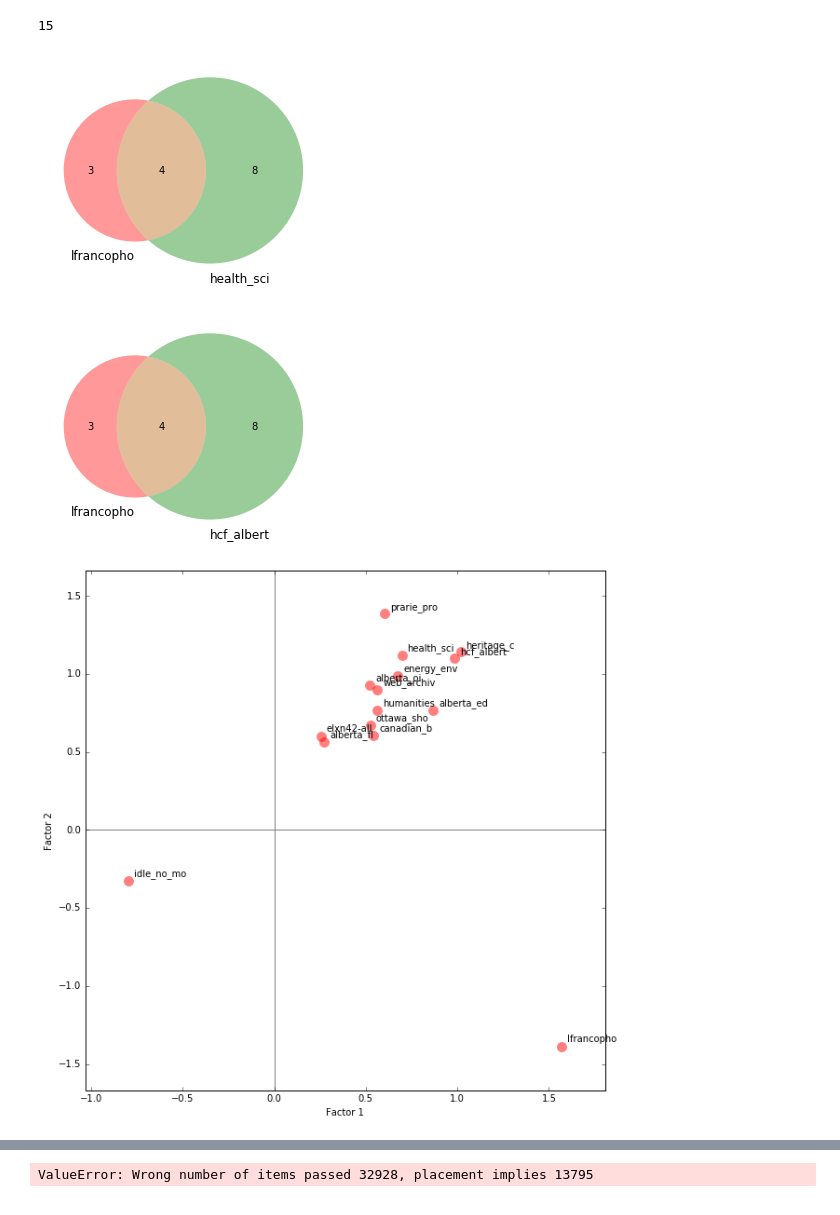
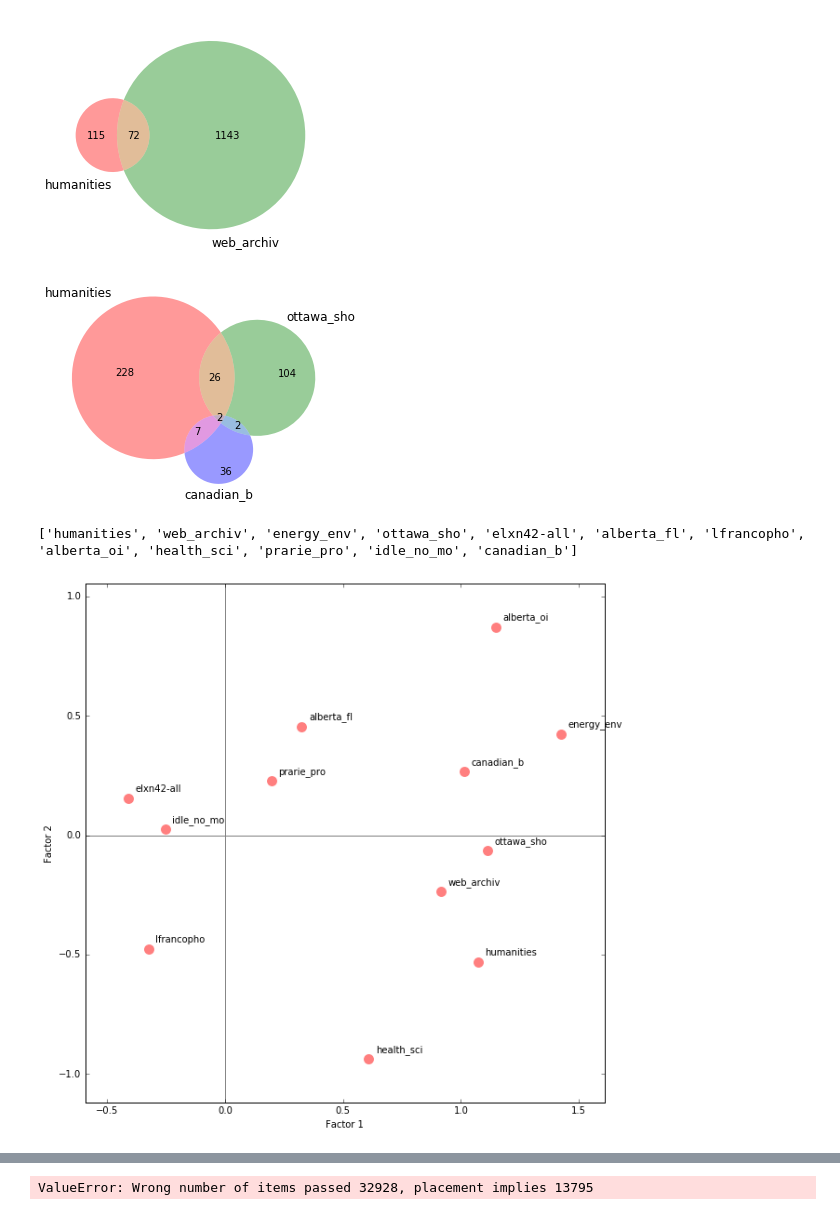
Before and after one commit to web-archive-group/WALK, a Jupyter notebook: Scripts/compare_collection/compare_collections.ipynb, the cells around one changed output, grey strips where cells are left out. Saved outputs shown, nothing was run; the diff lists cells and outputs as text; code cells hidden in the pictures.

```diff
--- a/Scripts/compare_collection/compare_collections.ipynb
+++ b/Scripts/compare_collection/compare_collections.ipynb
@@ -110 +112,36 @@ web_archive_general-all.txt
+# %%
+"""
+Assuming a Warbase output like this:
+
+ ['((201601,linkis.com),11102)\n', '((201601,m.youtube.com),8764)\n', '((201601,www.youtube.com),7481)\n']
+
+in a series of files in a folder called 'assembled' you can generate a list of collections based on the websites
+like this:
+"""
+
+#initialise vars:
+collection = dict()
+collection_2 = dict()
+var = dict()
+
+#establish the data folder
+path = "assembled/"
+
+#get the files
+for filename in os.listdir(path):
+    with open(path+filename, "r") as file:
+        #split the data by comma and lose the closing url. Put it in a set to remove duplicates.
+        collect = {line.translate(str.maketrans(')'," ")).split(",")[1] for line in file.readlines()}
+        # result:  {'www.url1.suf', 'www.biglovely.url2.suf', 'education.url3.suf'}
+        collect2 = [x.split(".")[-2]+"."+x.split(".")[-1] for x in collect]
+        # result: ['url1.suf', 'url2.suf', 'url3.suf']  (this decreases scope of analysis - removes "education"
+        # in education.ab.ca), for example.
+        collect4 = [x for x in collect]
+        # result merely converts each set to a big list of urls. (Full scope of analysis)
+        collection[filename[0:10]] = (collect2) #convert collect2 to a dict {truncatedFILENAME: [url1.suf, url2.suf, url3.suf]}
+        collection_2[filename[0:10]] = (collect4) #convert collect4 to a dict.
+
+#Just separate the names and values for now.
+comparit = [x for x in collection_2.values()]
+names = [x for x in collection_2.keys()]
 # %%
@@ -122,20 +160,16 @@ all_collect = [collection1, collection2, collection3, collection4, collection5,
 # %%
 #Venn diagram for two collections
 #A has 8 items; B has 7. They have 3 in common.
-comparit = [x for x in collection.values()]
-print (len(comparit))
-var1 = [y for y in var.values()]
-names = [x for x in collection.keys()]
-compare1 = Compare(comparit, names, [2,12])
+
+compare1 = Compare(collection, names=names, index=[3,9])
 var1 = [item for sublist in var1 for item in sublist]
 # %% [output]
-15
-[figure, old version]
+[figure, new version]
 # %%
 # What happens with three collections
-compare2 = Compare(comparit, names, [2,3])
+compare2 = Compare(comparit, names, [0,5,14])
 # %% [output]
-[figure, old version]
+[figure, new version]
 # %%
 # With more than three collections, the output switches to correspondence analysis.
 # Katherine Faust offers a great overview of the method here:
@@ -144,8 +178,9 @@ compare2 = Compare(comparit, names, [2,3])
 # would be the best possible consideration for a common social network analysis.
 # Collection 1 may be another consideration.
 
-compare3 = Compare(collection, names)
+compare3 = Compare(comparit, names, [i for i, x in enumerate(comparit) if i not in [2,4,11]])
 # %% [output]
+['humanities', 'web_archiv', 'energy_env', 'ottawa_sho', 'elxn42-all', 'alberta_fl', 'lfrancopho', 'alberta_oi', 'health_sci', 'prarie_pro', 'idle_no_mo', 'canadian_b']
-[figure, old version]
+[figure, new version]
 # %%
 # Just to show the table of who matches with whom.
```
Also changed, not shown: parts of 7 cells of this notebook.
